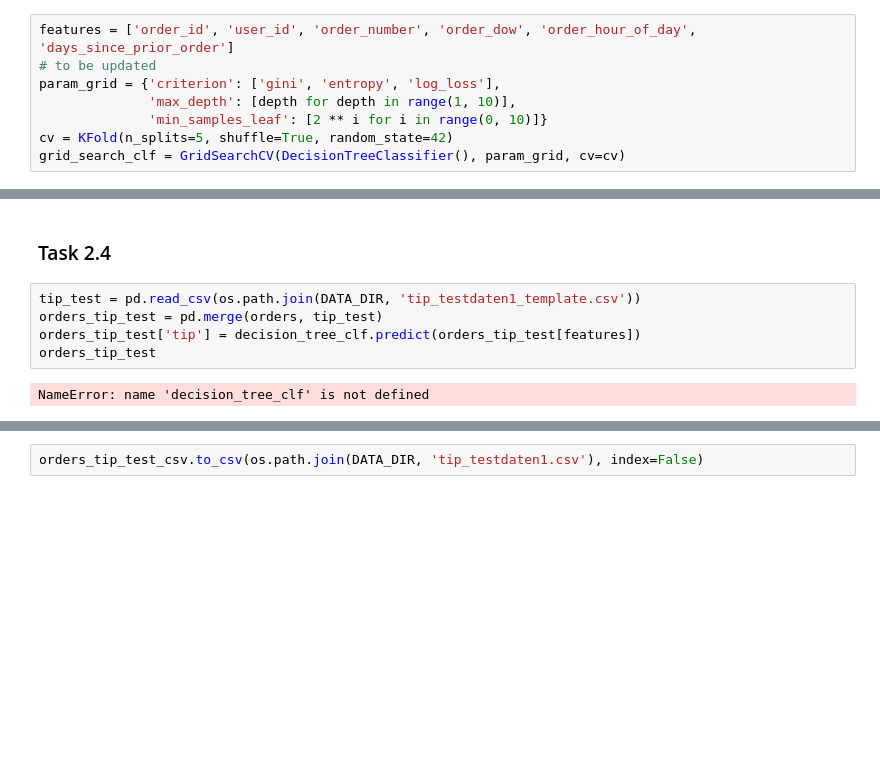
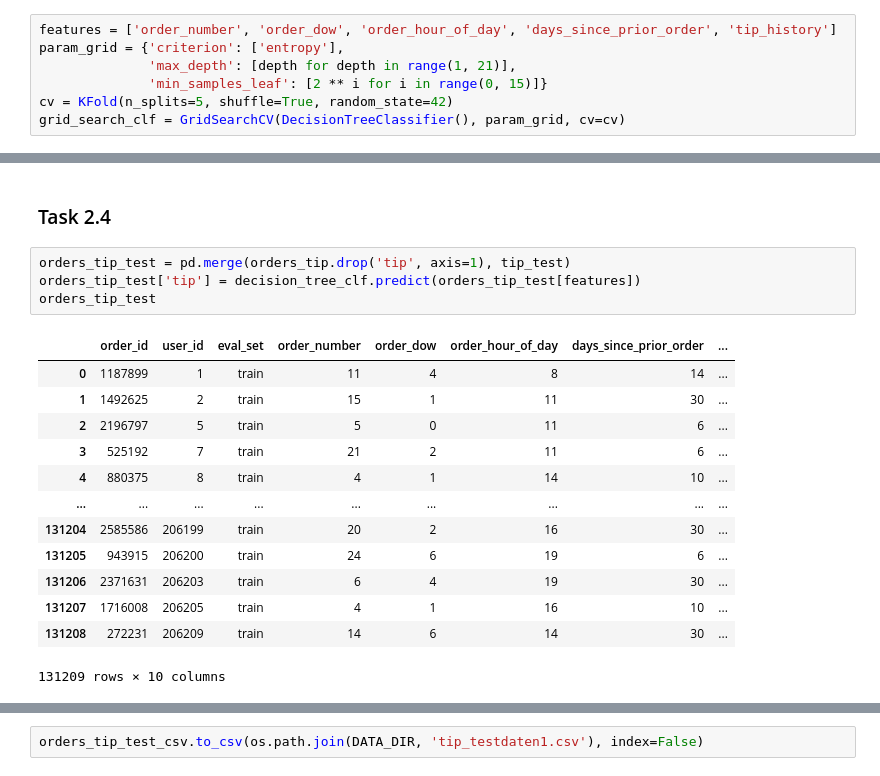
Before and after one commit to d-schneid/binary-tip-classification, a Jupyter notebook: team_07_task_2_submission.ipynb, the cells around one changed output, grey strips where cells are left out. Cells and saved outputs as stored; diff of their text form; blank space fills up the shorter version.

```diff
--- a/team_07_task_2_submission.ipynb
+++ b/team_07_task_2_submission.ipynb
@@ -46,9 +80,8 @@ orders_tip_train
 # %%
-features = ['order_id', 'user_id', 'order_number', 'order_dow', 'order_hour_of_day', 'days_since_prior_order']
-# to be updated
-param_grid = {'criterion': ['gini', 'entropy', 'log_loss'],
-              'max_depth': [depth for depth in range(1, 10)],
-              'min_samples_leaf': [2 ** i for i in range(0, 10)]}
+features = ['order_number', 'order_dow', 'order_hour_of_day', 'days_since_prior_order', 'tip_history']
+param_grid = {'criterion': ['entropy'],
+              'max_depth': [depth for depth in range(1, 21)],
+              'min_samples_leaf': [2 ** i for i in range(0, 15)]}
 cv = KFold(n_splits=5, shuffle=True, random_state=42)
 grid_search_clf = GridSearchCV(DecisionTreeClassifier(), param_grid, cv=cv)
 # %%
@@ -87,12 +127,23 @@ NameError: name 'grid_search_clf' is not defined
 # %% [markdown]
 ### Task 2.4
 # %%
-tip_test = pd.read_csv(os.path.join(DATA_DIR, 'tip_testdaten1_template.csv'))
-orders_tip_test = pd.merge(orders, tip_test)
+orders_tip_test = pd.merge(orders_tip.drop('tip', axis=1), tip_test)
 orders_tip_test['tip'] = decision_tree_clf.predict(orders_tip_test[features])
 orders_tip_test
 # %% [output]
+|  | order_id | user_id | eval_set | order_number | order_dow | order_hour_of_day | days_since_prior_order | ... |
+| 0 | 1187899 | 1 | train | 11 | 4 | 8 | 14 | ... |
+| 1 | 1492625 | 2 | train | 15 | 1 | 11 | 30 | ... |
+| 2 | 2196797 | 5 | train | 5 | 0 | 11 | 6 | ... |
+| 3 | 525192 | 7 | train | 21 | 2 | 11 | 6 | ... |
+| 4 | 880375 | 8 | train | 4 | 1 | 14 | 10 | ... |
+| ... | ... | ... | ... | ... | ... | ... | ... | ... |
+| 131204 | 2585586 | 206199 | train | 20 | 2 | 16 | 30 | ... |
+| 131205 | 943915 | 206200 | train | 24 | 6 | 19 | 6 | ... |
+| 131206 | 2371631 | 206203 | train | 6 | 4 | 19 | 30 | ... |
+| 131207 | 1716008 | 206205 | train | 4 | 1 | 16 | 10 | ... |
+| 131208 | 272231 | 206209 | train | 14 | 6 | 14 | 30 | ... |
-NameError: name 'decision_tree_clf' is not defined
+131209 rows × 10 columns
 # %%
 orders_tip_test_csv = orders_tip_test[tip_test.columns].copy()
 orders_tip_test_csv.rename(columns={tip_test.columns[0]: ''}, inplace=True)
```
Also changed, not shown: parts of 11 cells of this notebook, 1 other file.
